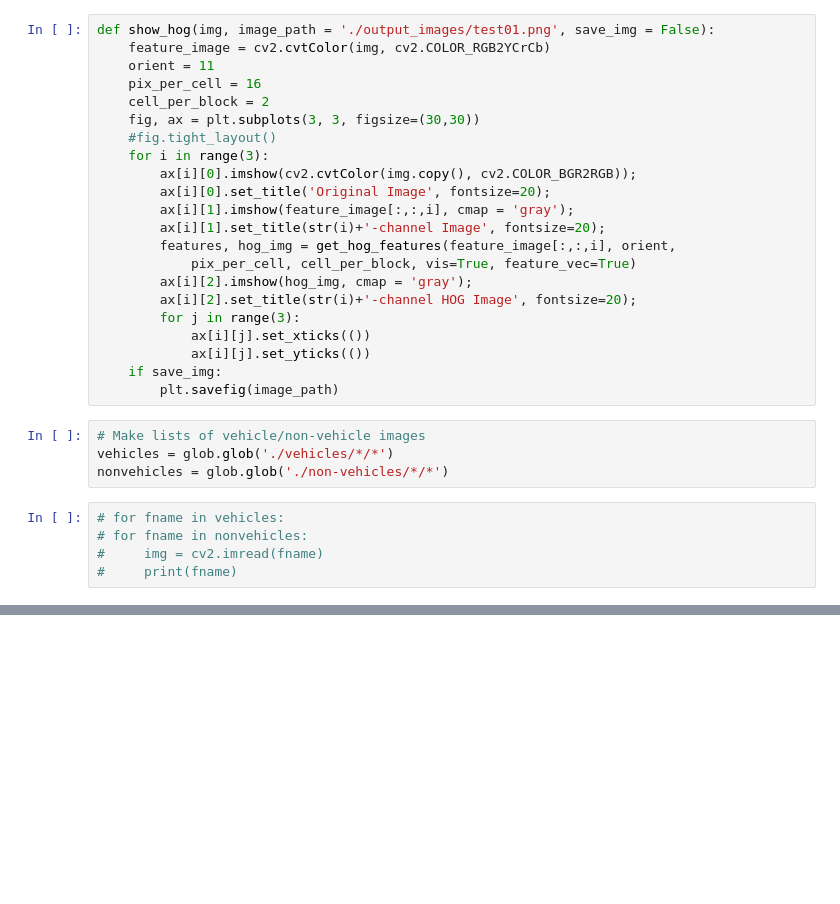
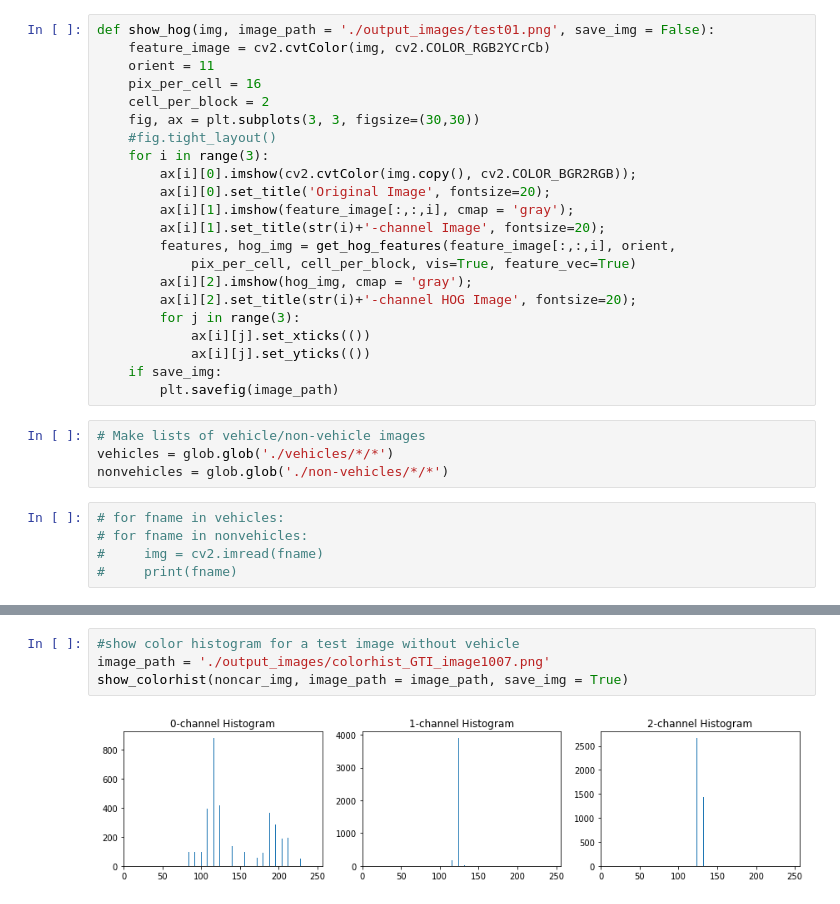
Before and after one commit to xingliuUT/CarND-Vehicle-Detection, a Jupyter notebook: vehicle_detection.ipynb, the cells around one changed output, grey strips where cells are left out. Saved outputs shown, nothing was run; the diff lists cells and outputs as text; blank space fills up the shorter version.

```diff
--- a/vehicle_detection.ipynb
+++ b/vehicle_detection.ipynb
@@ -69,0 +103,6 @@ show_hog(img, image_path = image_path, save_img = True)
+# %%
+#show color histogram for a test image without vehicle
+image_path = './output_images/colorhist_GTI_image1007.png'
+show_colorhist(noncar_img, image_path = image_path, save_img = True)
+# %% [output]
+[figure, added]
```
Also changed, not shown: parts of 5 cells of this notebook, 2 other files.
